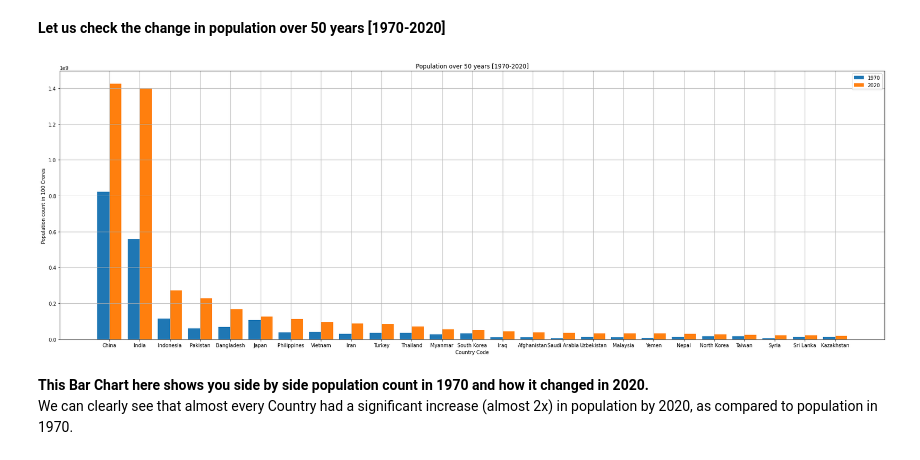
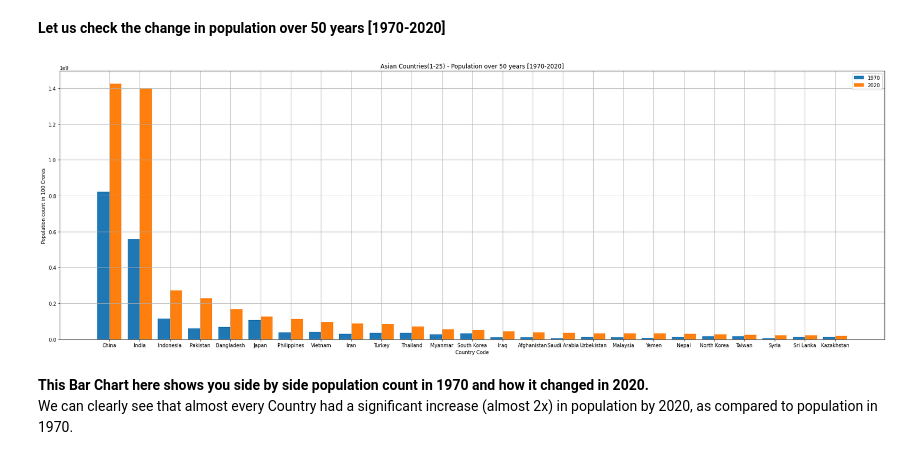
Before and after one commit to sankhadeepriju/Towards-Python-Data-Analysis, a Jupyter notebook: Data-Analysis World Population(1970-2022)[A Beginner's Approach]/world-population-data-analysis-beginner.ipynb, the cells around one changed output. Drawn from its saved outputs; the diff is of its cells as text; code cells hidden in the pictures.

```diff
--- a/Data-Analysis World Population(1970-2022)[A Beginner's Approach]/world-population-data-analysis-beginner.ipynb
+++ b/Data-Analysis World Population(1970-2022)[A Beginner's Approach]/world-population-data-analysis-beginner.ipynb
@@ -430,23 +440,23 @@ asia_df
 # %%
 plt.figure(figsize = (30,10))
 plt.grid(True)
 X = list(asia_u25.Country)
 
 Y1970 = asia_u25['1970 Population']
 Y2020 = asia_u25['2020 Population']
 
 X_axis = np.arange(len(X))
 
 plt.bar(X_axis - 0.2, Y1970, 0.4, label = '1970')
 plt.bar(X_axis + 0.2, Y2020, 0.4, label = '2020')
 
 plt.xticks(X_axis, X)
 plt.xlabel('Country Code')
 plt.ylabel('Population count in 100 Crores')
-plt.title("Population over 50 years [1970-2020]")
+plt.title("Asian Countries(1-25) - Population over 50 years [1970-2020]")
 plt.legend()
 plt.show();
 # %% [output]
-[figure, old version]
+[figure, new version]
 # %% [markdown]
 **This Bar Chart here shows you side by side population count in 1970 and how it changed in 2020.** <br /> We can clearly see that almost every Country had a significant increase (almost 2x) in population by 2020, as compared to population in 1970.
```
Also changed, not shown: parts of 22 cells of this notebook.
